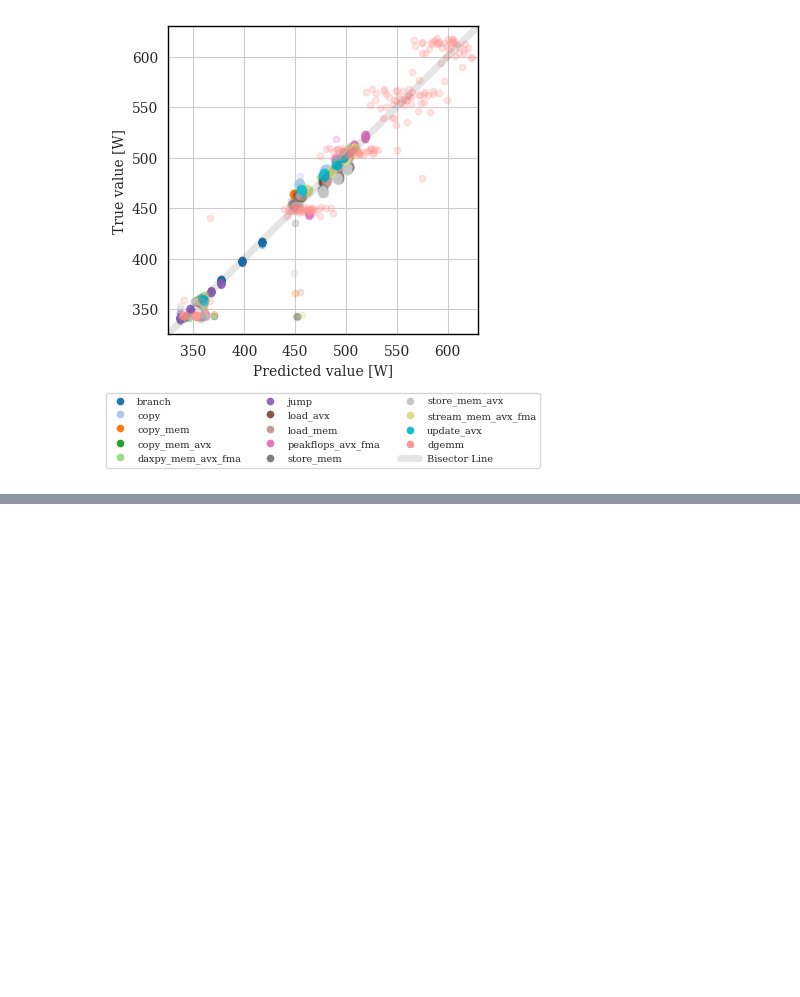
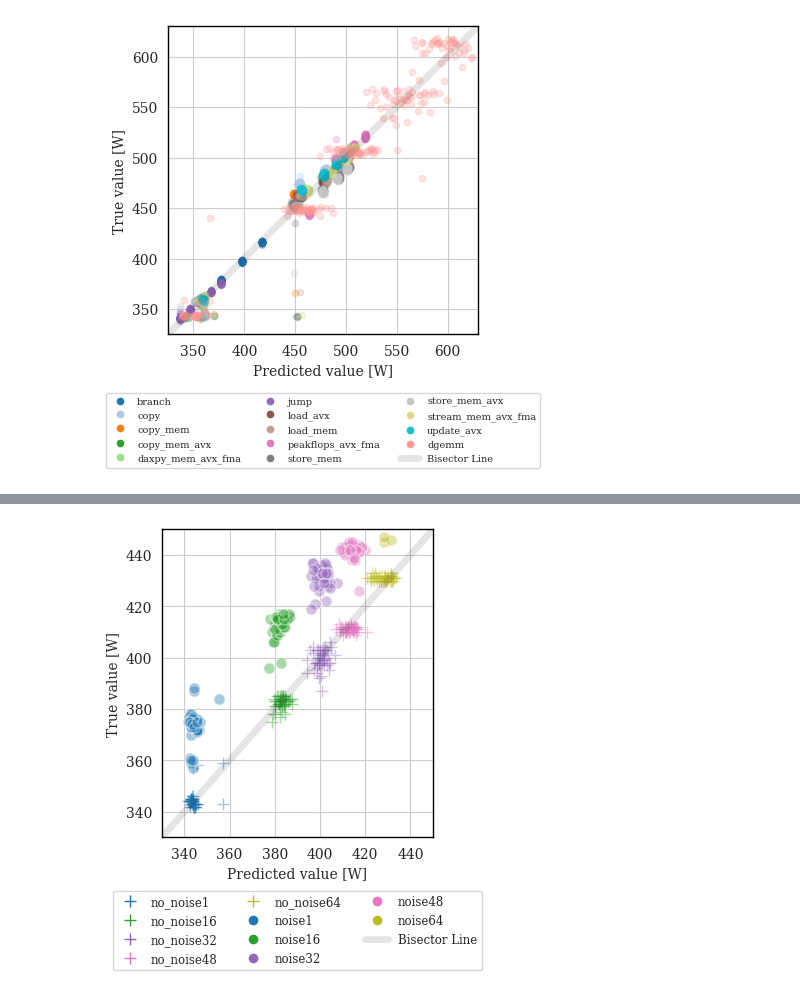
Before and after one commit to NiccoloTosato/PowerBenchmarks, a Jupyter notebook: final_plot_model.ipynb, the cells around one changed output, grey strips where cells are left out. Saved outputs shown, nothing was run; the diff lists cells and outputs as text; code cells hidden in the pictures; blank space fills up the shorter version.

```diff
--- a/final_plot_model.ipynb
+++ b/final_plot_model.ipynb
@@ -524,6 +424,19 @@ plt.ylim([300,700])
 # %%
-df= load_df_list_test()
+df= load_df_list_noise_train()
 df = pd.concat(df)
+df["Total_power"]=df["PSUPower0"]+df["PSUPower1"]
+
+df = normalize_model(df.copy())
+A=df[independent_variables].to_numpy()
+print(A.shape)
+b=np.ones((A.shape[0],1))
+A=np.hstack((A,b))
+coeff_1,error_1=nnls(A, df["Total_power"].to_numpy(), maxiter=5000)
+intercept_1=coeff_1[-1]
+print(f"Residual {error_1/A.shape[0]}, intercept {intercept_1}")
+for name,value in zip(independent_variables,coeff_1):
+    print(name,value)
+
 # Example usage:
 cores_to_color = assign_colors(df["cores"])
 name_to_color = assign_colors(df["name"])
@@ -532,48 +445,52 @@ print(name_to_color)  # This will print the mapping of labels to colors
 import warnings
 warnings.filterwarnings('ignore')
 
-df_list_test= load_df_list_test()
-plt.figure(figsize=(12,12))
-
+df_list_test= load_df_list_noise()
+#plt.figure(figsize=(12,12))
 for df in df_list_test:
 #df = pd.concat(df_list_test)
     df["Total_power"]=df["PSUPower0"]+df["PSUPower1"]
-    df=df[ (df["SystemCpuUsage"] < 7) | (df["Total_power"] > 400)]
+#    df=df[ (df["SystemCpuUsage"] < 7) | (df["Total_power"] > 400)]
 
     #df1=df[ (df["SystemCpuUsage"] < 40) | (df["Total_power"] > 425)].copy()
-    df1 = normalize_model1(df.copy())
+    df1 = normalize_model(df.copy())
     prediction=list()
-    if True:
-        for row in df1[independent_variables].to_numpy():
-            #print(row)
-            prediction.append(row@coeff_1[:-1] + intercept_1)
-        df1["prediction"]=prediction
-        if len(df) <1:
-            continue
-        test_name=df1["name"].iloc[0]
-        cores=df1["cores"].iloc[0]
-        if test_name=="peakflops_no_noise":
-            pass
-            plt.plot(df1["prediction"],df1["Total_power"], '^',
-                     markersize=8,
-                     alpha=1.0,
-                     fillstyle='full',
+
+    for row in df1[independent_variables].to_numpy():
+        #print(row)
+        prediction.append(row@coeff_1[:-1] + intercept_1)
+    df1["prediction"]=prediction
+
+    test_name=df1["name"].iloc[0]
+    cores=df1["cores"].iloc[0]
+    if test_name=="no_noise":
+        plt.plot(df1["prediction"],df1["Total_power"], '+',
+                 markersize=8,
+                 alpha=0.4,
+                 fillstyle='full',
 #                     markeredgecolor='white',
-                     markeredgewidth=1,label=test_name+f"{cores}",color=cores_to_color[cores])
+                 markeredgewidth=1,label=test_name+f"{cores}",color=cores_to_color[cores])
 
-        if test_name=="peakflops_noise":
-            plt.plot(df1["prediction"],df1["Total_power"], 'o',
-                     markersize=8,
-                     alpha=0.1,
-                     fillstyle='full',
-                     markeredgecolor='white',
-                     markeredgewidth=1,label=test_name+f"{cores}",color=cores_to_color[cores])
+    if test_name=="noise":
+        plt.plot(df1["prediction"],df1["Total_power"], 'o',
+                 markersize=8,
+                 alpha=0.4,
+                 fillstyle='full',
+                 markeredgecolor='white',
+                 markeredgewidth=1,label=test_name+f"{cores}",color=cores_to_color[cores])
 
 plt.plot([0,700],[0,700], '-k', linewidth=5, alpha=0.1, label='Bisector Line')
 handles, labels = plt.gca().get_legend_handles_labels()
 by_label = dict(zip(labels, handles))
-plt.legend(by_label.values(), by_label.keys())
-plt.ylabel("True value")
-plt.xlabel("Predicted value")
-plt.xlim([300,700])
-plt.ylim([300,700])
+handle=plt.legend(by_label.values(), by_label.keys(),bbox_to_anchor=(0.5, -0.45),ncol=3, loc="lower center",fontsize=8.5)
+for lh in handle.legendHandles:
+    if "Bisector" in lh.get_label():
+        continue
+    lh.set_alpha(1)
+
+plt.ylabel("True value [W]")
+plt.xlabel("Predicted value [W]")
+plt.xlim([330,450])
+plt.ylim([330,450])
+plt.savefig("power-noise.pdf", bbox_inches='tight')
+# %% [output]
@@ -580,3 +508,4 @@ plt.ylim([300,700])
+[figure, added]
 # %%
 df= load_df_list_test()
 df = pd.concat(df)
```
Also changed, not shown: parts of 11 cells of this notebook.
